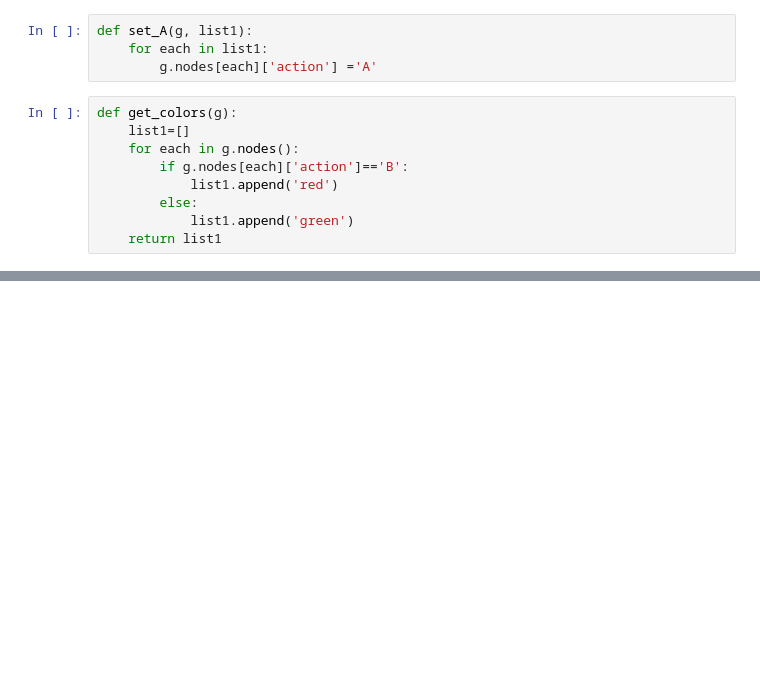
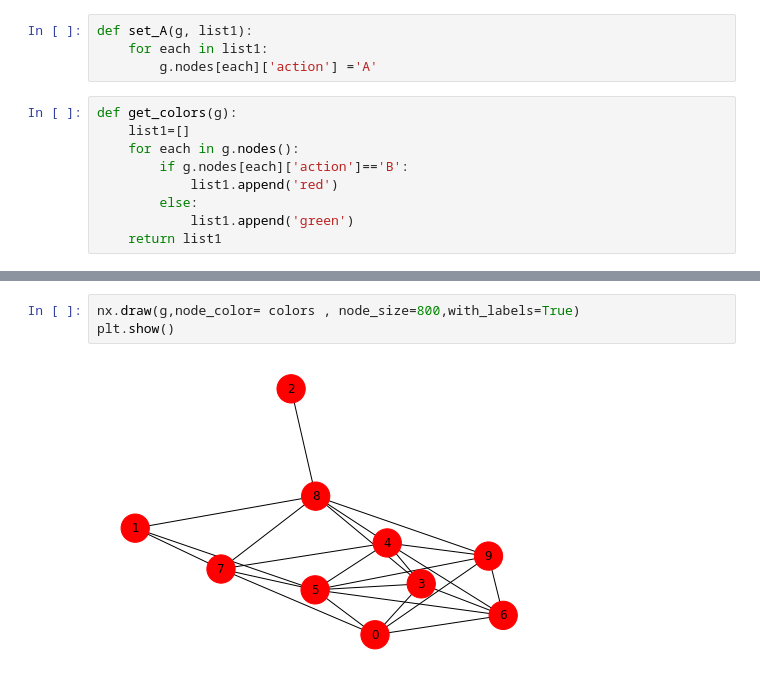
Before and after one commit to dheeraj-2000/6th_sem_Academics, a Jupyter notebook: SocialNetworkAnalysis/HandsOn/Modeling_cascading/Modeling_cascading.ipynb, the cells around one changed output, grey strips where cells are left out. Saved outputs shown, nothing was run; the diff lists cells and outputs as text; blank space fills up the shorter version.

```diff
--- a/SocialNetworkAnalysis/HandsOn/Modeling_cascading/Modeling_cascading.ipynb
+++ b/SocialNetworkAnalysis/HandsOn/Modeling_cascading/Modeling_cascading.ipynb
@@ -40,0 +100,5 @@ plt.show()
+# %%
+nx.draw(g,node_color= colors , node_size=800,with_labels=True)
+plt.show()
+# %% [output]
+[figure, added]
```
Also changed, not shown: parts of 23 cells of this notebook, 2 other files.
